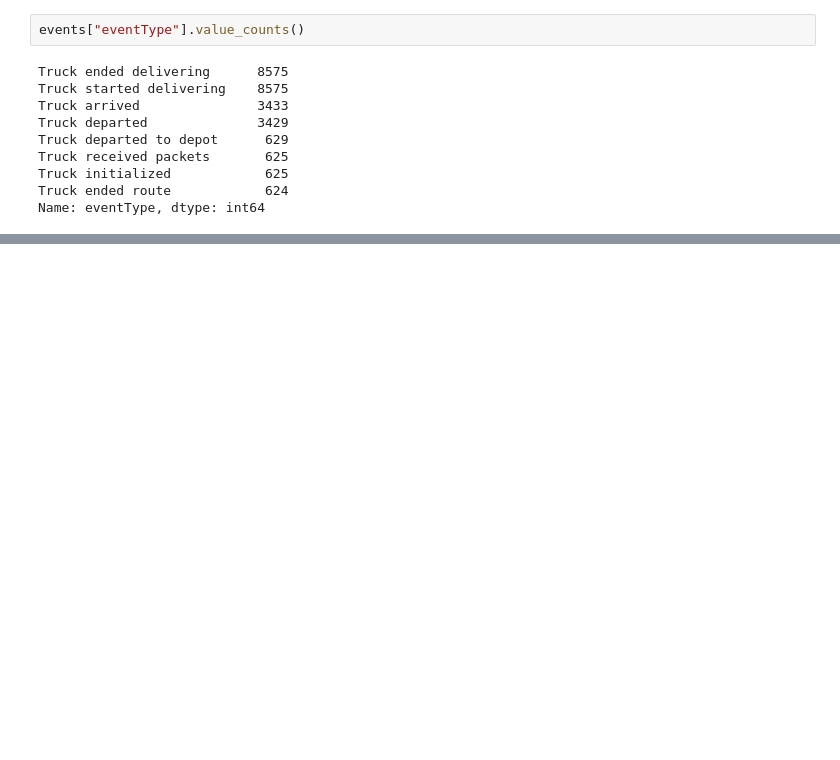
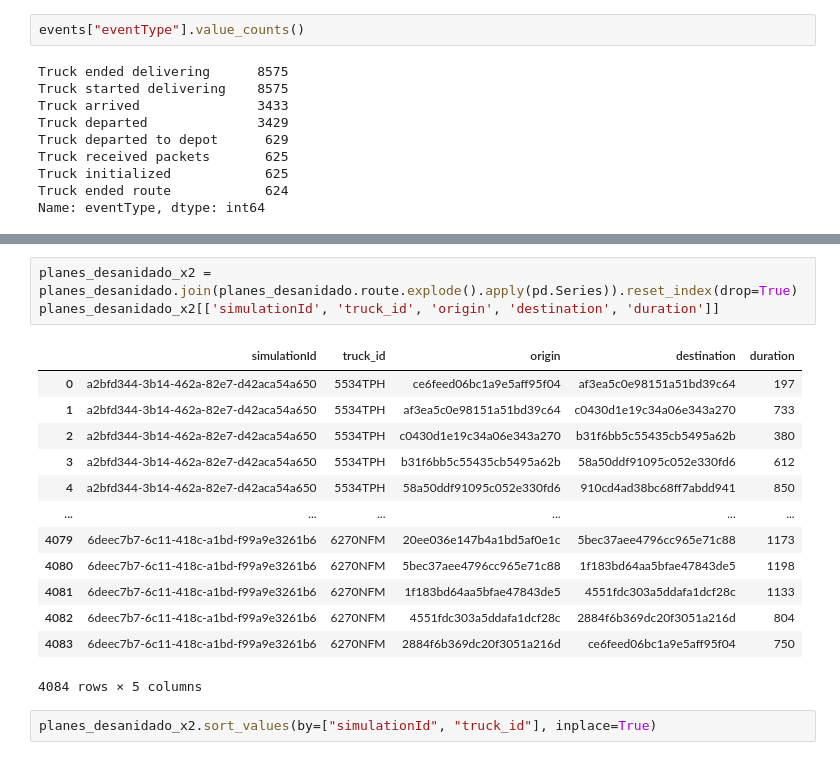
Before and after one commit to jandion/APSELogisticSimulator, a Jupyter notebook: data/eda/eda.ipynb, the cells around one changed output, grey strips where cells are left out. Drawn from its saved outputs; the diff is of its cells as text; blank space fills up the shorter version.

```diff
--- a/data/eda/eda.ipynb
+++ b/data/eda/eda.ipynb
@@ -188,0 +119,19 @@ tiempos_viaje.drop(columns=["eventTime", "eventType"]).groupby(["truckId","simul
+# %%
+planes_desanidado_x2 = planes_desanidado.join(planes_desanidado.route.explode().apply(pd.Series)).reset_index(drop=True)
+planes_desanidado_x2[['simulationId', 'truck_id', 'origin', 'destination', 'duration']]
+# %% [output]
+|  | simulationId | truck_id | origin | destination | duration |
+| 0 | a2bfd344-3b14-462a-82e7-d42aca54a650 | 5534TPH | ce6feed06bc1a9e5aff95f04 | af3ea5c0e98151a51bd39c64 | 197 |
+| 1 | a2bfd344-3b14-462a-82e7-d42aca54a650 | 5534TPH | af3ea5c0e98151a51bd39c64 | c0430d1e19c34a06e343a270 | 733 |
+| 2 | a2bfd344-3b14-462a-82e7-d42aca54a650 | 5534TPH | c0430d1e19c34a06e343a270 | b31f6bb5c55435cb5495a62b | 380 |
+| 3 | a2bfd344-3b14-462a-82e7-d42aca54a650 | 5534TPH | b31f6bb5c55435cb5495a62b | 58a50ddf91095c052e330fd6 | 612 |
+| 4 | a2bfd344-3b14-462a-82e7-d42aca54a650 | 5534TPH | 58a50ddf91095c052e330fd6 | 910cd4ad38bc68ff7abdd941 | 850 |
+| ... | ... | ... | ... | ... | ... |
+| 4079 | 6deec7b7-6c11-418c-a1bd-f99a9e3261b6 | 6270NFM | 20ee036e147b4a1bd5af0e1c | 5bec37aee4796cc965e71c88 | 1173 |
+| 4080 | 6deec7b7-6c11-418c-a1bd-f99a9e3261b6 | 6270NFM | 5bec37aee4796cc965e71c88 | 1f183bd64aa5bfae47843de5 | 1198 |
+| 4081 | 6deec7b7-6c11-418c-a1bd-f99a9e3261b6 | 6270NFM | 1f183bd64aa5bfae47843de5 | 4551fdc303a5ddafa1dcf28c | 1133 |
+| 4082 | 6deec7b7-6c11-418c-a1bd-f99a9e3261b6 | 6270NFM | 4551fdc303a5ddafa1dcf28c | 2884f6b369dc20f3051a216d | 804 |
+| 4083 | 6deec7b7-6c11-418c-a1bd-f99a9e3261b6 | 6270NFM | 2884f6b369dc20f3051a216d | ce6feed06bc1a9e5aff95f04 | 750 |
+4084 rows × 5 columns
+# %%
+planes_desanidado_x2.sort_values(by=["simulationId", "truck_id"], inplace=True)
```
Also changed, not shown: parts of 15 cells of this notebook, 4 other files.
